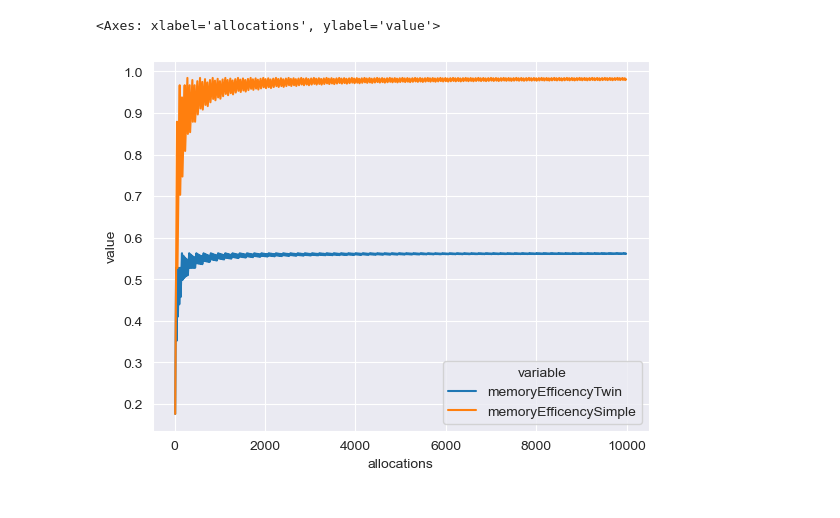
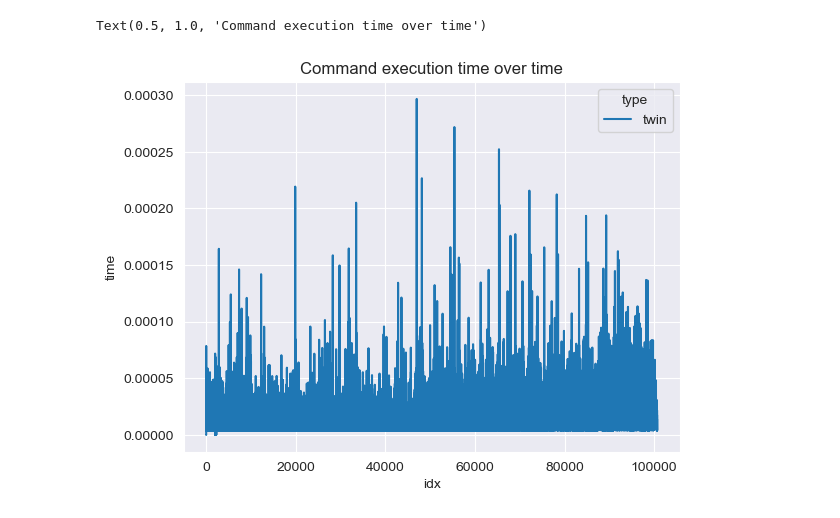
Before and after one commit to Nhsdkk/OS, a Jupyter notebook: cp/1.ipynb, the cells around one changed output. Drawn from its saved outputs; the diff is of its cells as text; code cells hidden in the pictures.

```diff
--- a/cp/1.ipynb
+++ b/cp/1.ipynb
@@ -61,7 +150,5 @@ sns.lineplot(data=pd.melt(df[["allocatedMemorySimple", "allocatedMemoryTwin", "a
-# %%
-df["memoryEfficencyTwin"] = df["usedMemTwin"] / df["allocatedMemoryTwin"]
-df["memoryEfficencySimple"] = df["usedMemSimple"] / df["allocatedMemorySimple"]
-sns.lineplot(data=pd.melt(df[["memoryEfficencyTwin", "memoryEfficencySimple", "allocations"]], ["allocations"]), x="allocations", y="value", hue="variable")
-# %% [output]
-<Axes: xlabel='allocations', ylabel='value'>
-[figure, removed]
+# %%
+sns.lineplot(data=df[df['type'] == "twin"], x="idx", y="time", hue="type").set_title("Command execution time over time")
+# %% [output]
+Text(0.5, 1.0, 'Command execution time over time')
+[figure, added]
```
Also changed, not shown: parts of 31 cells of this notebook, 26 other files.
